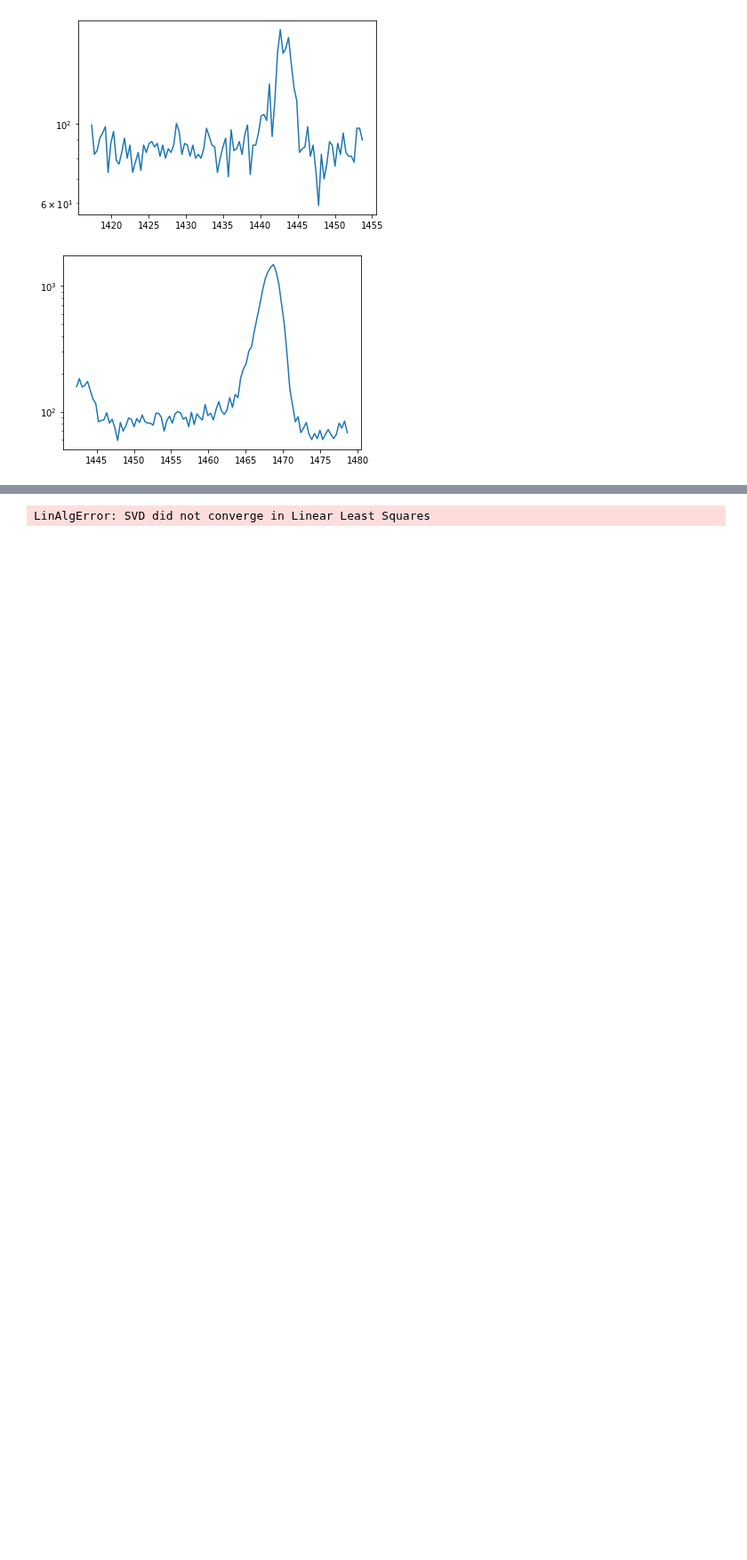
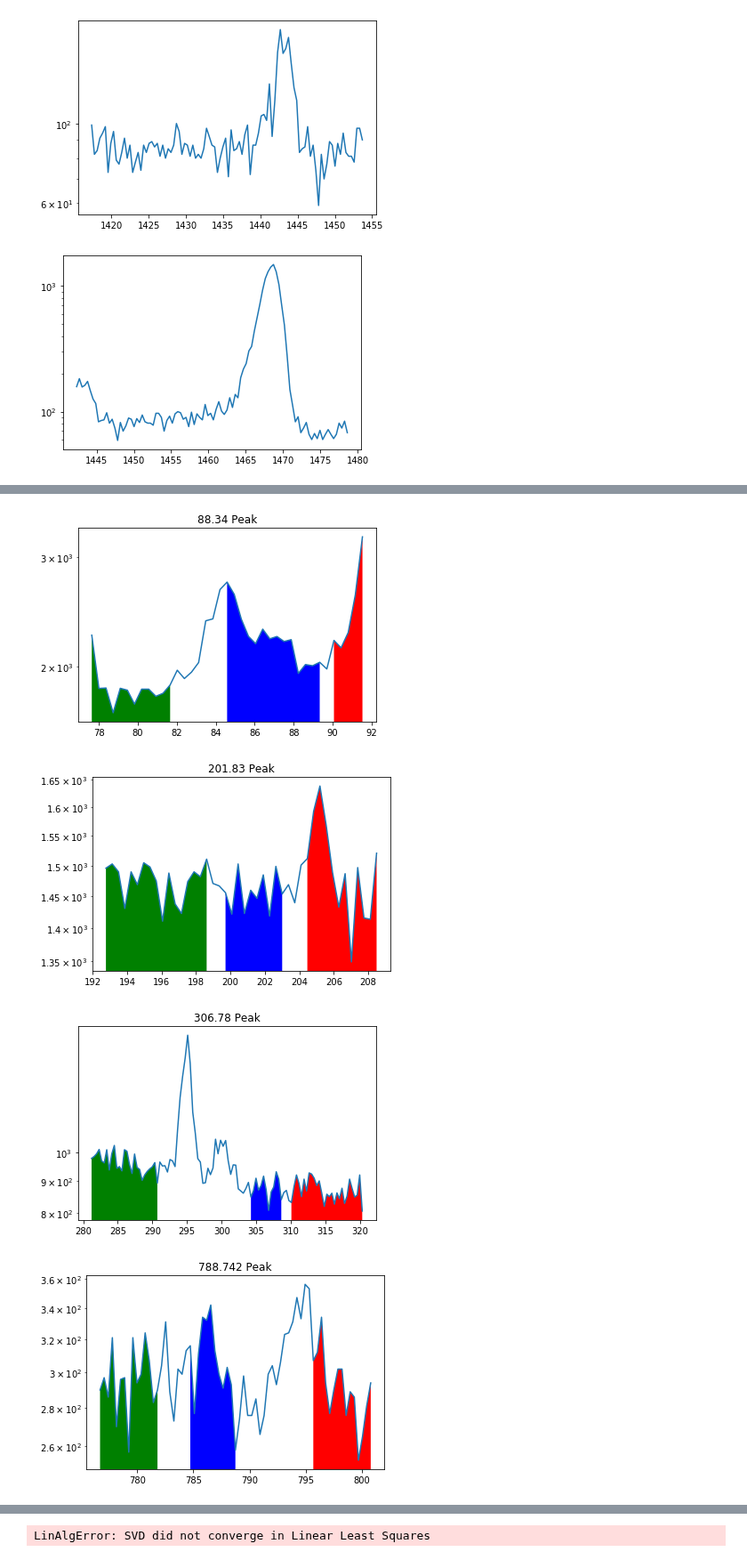
Before and after one commit to bearing/radwatch-analysis, a Jupyter notebook: NAA/Updated Eff Cal for F19 Fish.ipynb, the cells around one changed output, grey strips where cells are left out. Shown at 89% size. Cells and saved outputs as stored; diff of their text form; code cells hidden in the pictures; blank space fills up the shorter version.

```diff
--- a/NAA/Updated Eff Cal for F19 Fish.ipynb
+++ b/NAA/Updated Eff Cal for F19 Fish.ipynb
@@ -259,3 +190,7 @@ for i in source_energies:
 [figure]
 [figure]
 [figure]
+# %%
+roi.set_sideband(float(source_energies[0]), 3,[[-2, -1], [-.5, .5], [1, 2]])
+roi.find_peak_energies()
+print(roi.roi_pars)
@@ -261,0 +199,7 @@ for i in source_energies:
+# %%
+roi.set_sideband(float(source_energies[0]), 3,[[-2.5, -1.3], [-.6, .5], [.55, 1.4]])
+roi.set_sideband(float(source_energies[1]), 5, [[-1.8, -.5], [-.4, .5], [.5, 1.5]])
+roi.set_sideband(float(source_energies[2]), 5, [[-5, -3], [-.5, .7], [.9, 3]])
+roi.set_sideband(float(source_energies[3]), 5, [[-2, -.8], [-.4, 1.1], [1.9, 3]])
+roi.set_sideband(float(source_energies[4]), 10, [[-1.5, -.5], [-.1, .9], [1, 2]])
+roi.set_sideband(float(source_energies[5]), 10, [[-1.8, -.4], [-.3, 1.1], [1.5, 3]])
@@ -262,14 +220,7 @@ for i in source_energies:
 # %%
-roi.set_sideband(float(source_energies[0]), 12,[[-1.2, -.8], [-.2, .3], [.6, 1.2]])
-roi.set_sideband(float(source_energies[1]), 5, [[-1.8, -.5], [-.4, .4], [.5, 1.5]])
-roi.set_sideband(float(source_energies[2]), 5, [[-5, -3], [-.4, .6], [.8, 3]])
-roi.set_sideband(float(source_energies[3]), 5, [[-2, -.8], [-.4, .6], [1.8, 3]])
-roi.set_sideband(float(source_energies[4]), 5, [[-2.8, -.8], [-.5, .6], [1, 3]])
-roi.set_sideband(float(source_energies[5]), 5, [[-4, -2], [-1, .8], [1, 3]])
-
-plot_peak_region(roi, spec, source_energies, float(source_energies[0]))
-plot_peak_region(roi, spec, source_energies, float(source_energies[1]))
-plot_peak_region(roi, spec, source_energies, float(source_energies[2]))
-plot_peak_region(roi, spec, source_energies, float(source_energies[3]))
-plot_peak_region(roi, spec, source_energies, float(source_energies[4]))
-plot_peak_region(roi, spec, source_energies, float(source_energies[5]))
+roi.set_sideband(float(source_energies[0]), 5,[[-1.2, -.8], [-.2, .3], [.6, 1.2]], 1)
+roi.set_sideband(float(source_energies[1]), 5, [[-1.8, -.5], [-.4, .4], [.5, 1.5]],1)
+roi.set_sideband(float(source_energies[2]), 5, [[-5, -3], [-.4, .6], [.8, 3]],1)
+roi.set_sideband(float(source_energies[3]), 5, [[-2, -.8], [-.4, .6], [1.8, 3]],1)
+roi.set_sideband(float(source_energies[4]), 5, [[-2.8, -.8], [-.5, .6], [1, 3]],1)
+roi.set_sideband(float(source_energies[5]), 5, [[-4, -2], [-1, .8], [1, 3]],1)
@@ -282,0 +227,12 @@ plot_peak_region(roi, spec, source_energies, float(source_energies[5]))
+# %%
+plot_peak_region(roi, bg, source_energies, float(source_energies[0]))
+plot_peak_region(roi, bg, source_energies, float(source_energies[1]))
+plot_peak_region(roi, bg, source_energies, float(source_energies[2]))
+plot_peak_region(roi, bg, source_energies, float(source_energies[3]))
+plot_peak_region(roi, bg, source_energies, float(source_energies[4]))
+plot_peak_region(roi, bg, source_energies, float(source_energies[5]))
+# %% [output]
+[figure, added]
+[figure, added]
+[figure, added]
+[figure, added]
```
Also changed, not shown: parts of 10 cells of this notebook.
